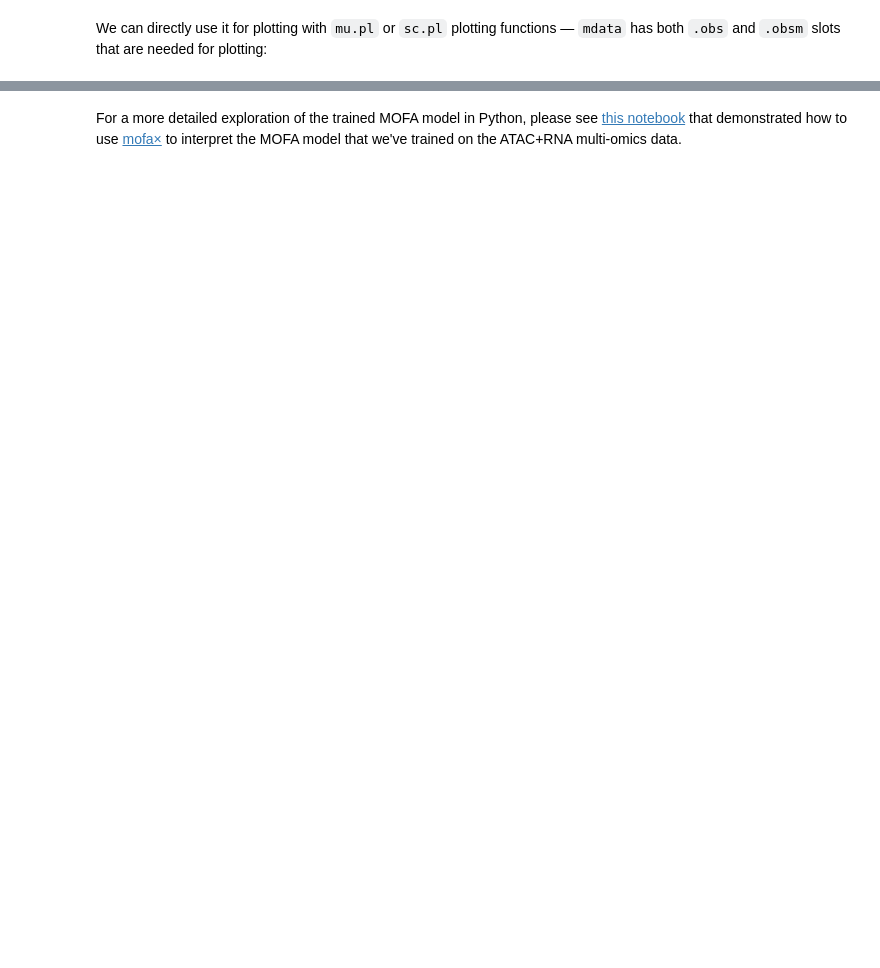
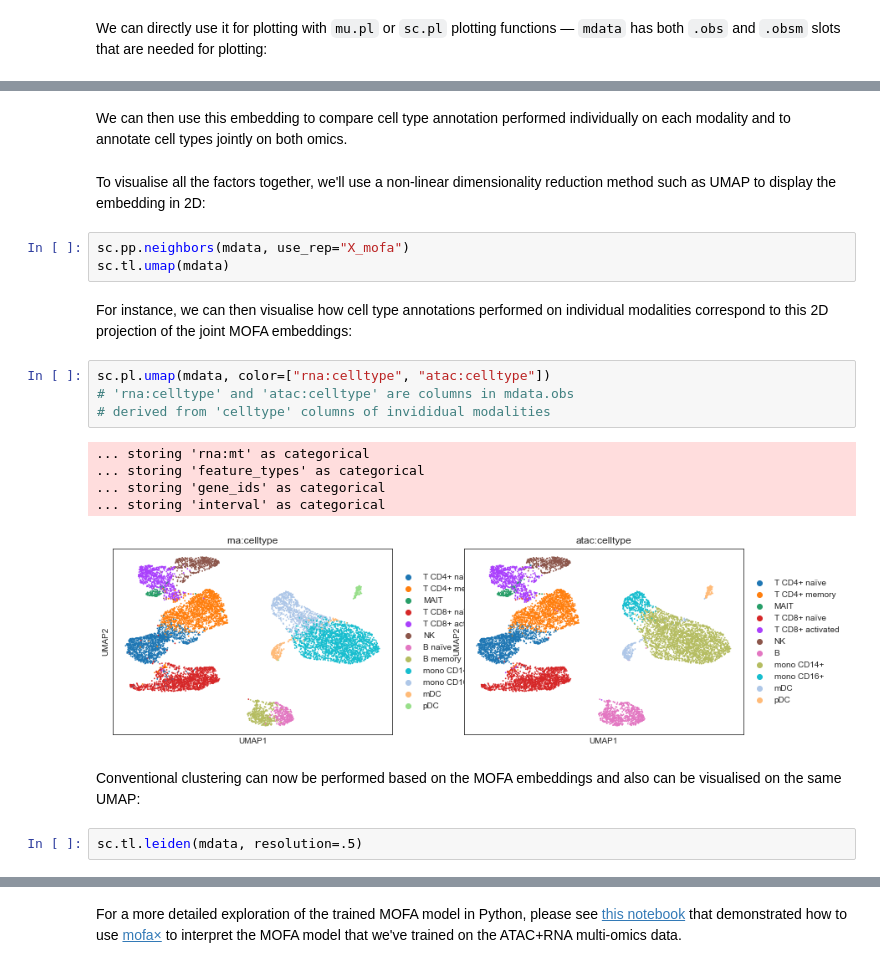
Before and after one commit to scverse/muon-tutorials, a Jupyter notebook: single-cell-rna-atac/pbmc10k/3-Multimodal-Omics-Data-Integration.ipynb, the cells around one changed output, grey strips where cells are left out. Drawn from its saved outputs; the diff is of its cells as text; blank space fills up the shorter version.

Commit message:
Update RNA+ATAC PBMC10K MOFA notebook with more embeddings

```diff
--- a/single-cell-rna-atac/pbmc10k/3-Multimodal-Omics-Data-Integration.ipynb
+++ b/single-cell-rna-atac/pbmc10k/3-Multimodal-Omics-Data-Integration.ipynb
@@ -106,0 +131,23 @@ mu.pl.mofa(mdata, color="atac:celltype", components=["1,2", "3,4"])
+# %% [markdown]
+We can then use this embedding to compare cell type annotation performed individually on each modality and to annotate cell types jointly on both omics.
+# %% [markdown]
+To visualise all the factors together, we'll use a non-linear dimensionality reduction method such as UMAP to display the embedding in 2D:
+# %%
+sc.pp.neighbors(mdata, use_rep="X_mofa")
+sc.tl.umap(mdata)
+# %% [markdown]
+For instance, we can then visualise how cell type annotations performed on individual modalities correspond to this 2D projection of the joint MOFA embeddings:
+# %%
+sc.pl.umap(mdata, color=["rna:celltype", "atac:celltype"])
+# 'rna:celltype' and 'atac:celltype' are columns in mdata.obs
+# derived from 'celltype' columns of invididual modalities
+# %% [output]
+... storing 'rna:mt' as categorical
+... storing 'feature_types' as categorical
+... storing 'gene_ids' as categorical
+... storing 'interval' as categorical
+[figure, added]
+# %% [markdown]
+Conventional clustering can now be performed based on the MOFA embeddings and also can be visualised on the same UMAP:
+# %%
+sc.tl.leiden(mdata, resolution=.5)
```
Also changed, not shown: parts of 16 cells of this notebook.
